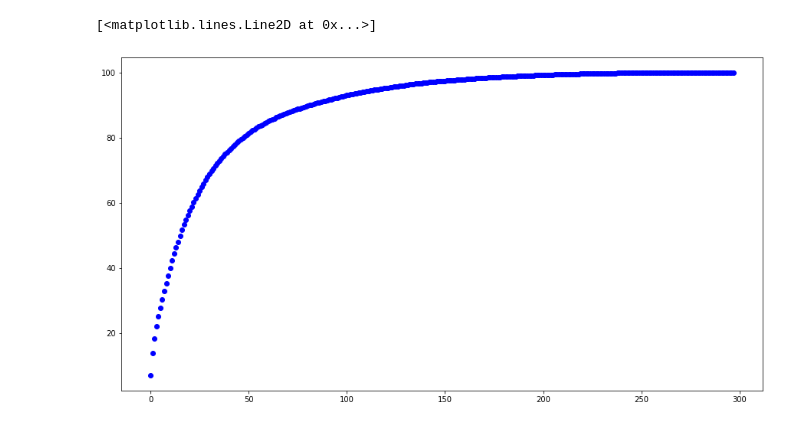
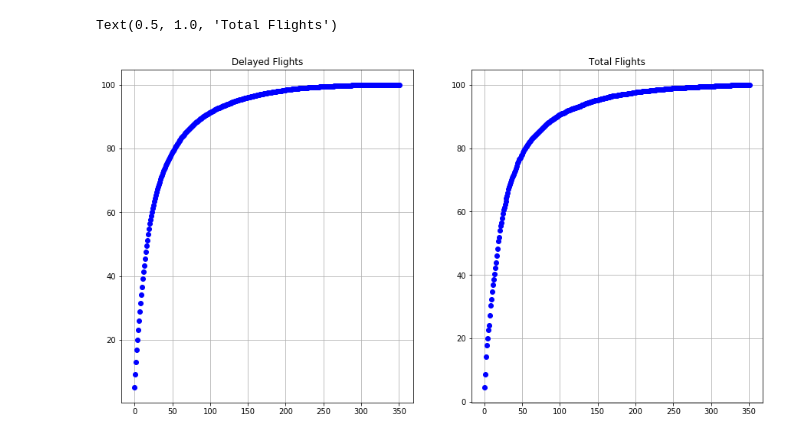
Before and after one commit to salehgondal/Airline, a Jupyter notebook: Airline Arrivals.ipynb, the cells around one changed output. Cells and saved outputs as stored; diff of their text form; code cells hidden in the pictures.

```diff
--- a/Airline Arrivals.ipynb
+++ b/Airline Arrivals.ipynb
@@ -238,4 +204,0 @@ sns.boxplot(airline.ArrDelay)
-# %%
-# make a flag for delayed flight. If the flight is more than 15 minutes late, then we will consider it as late.
-
-airline['Delayed'] = (airline.ArrDelay > 15).astype('int')
@@ -265,12 +218,20 @@ Name: Origin, Length: 298, dtype: int64
 # %%
 
-var = ['UniqueCarrier', 'FlightNum', 'TailNum', 'Origin', 'Dest']
+var = ['op_unique_carrier', 'tail_num', 'op_carrier_fl_num', 'origin',
+       'origin_city_name', 'origin_state_nm', 'dest', 'dest_city_name',
+       'dest_state_nm']
 for v in var:
     airline[v] = airline[v].astype('category')
+# %%
+# only keep variables which will be used in model and are available before hand
+
+airline_model = airline[['op_unique_carrier', 'tail_num', 'op_carrier_fl_num', 'origin',
+                         'origin_city_name', 'origin_state_nm', 'dest', 'dest_city_name',
+                         'dest_state_nm','crs_dep_time','crs_arr_time','air_time','distance','delayed']].copy()
 # %%
-# Check delayed flights by origin
+# Check delayed flights by destination
 
-by_orig = airline.groupby('Origin').agg(['sum', 'count'])['Delayed'].sort_values(by='sum',ascending=False).cumsum()
+by_orig = airline_model.groupby('dest').agg(['sum', 'count'])['delayed'].sort_values(by='sum',ascending=False).cumsum()
 #by_orig
 by_orig = by_orig.reset_index()
-by_orig
+#by_orig
@@ -291,6 +238,15 @@ by_orig
 # %%
 plt.figure(figsize=(15,8))
+
+plt.subplot(1,2,1)
+plt.grid()
 plt.plot(by_orig['sum']*100/by_orig['sum'].max(),'bo')
+plt.title('Delayed Flights')
+
+plt.subplot(1,2,2)
+plt.grid()
+plt.plot(by_orig['count']*100/by_orig['count'].max(),'bo')
+plt.title('Total Flights')
 # %% [output]
-[<matplotlib.lines.Line2D at 0x...>]
+Text(0.5, 1.0, 'Total Flights')
-[figure, old version]
+[figure, new version]
```
Also changed, not shown: parts of 33 cells of this notebook.
